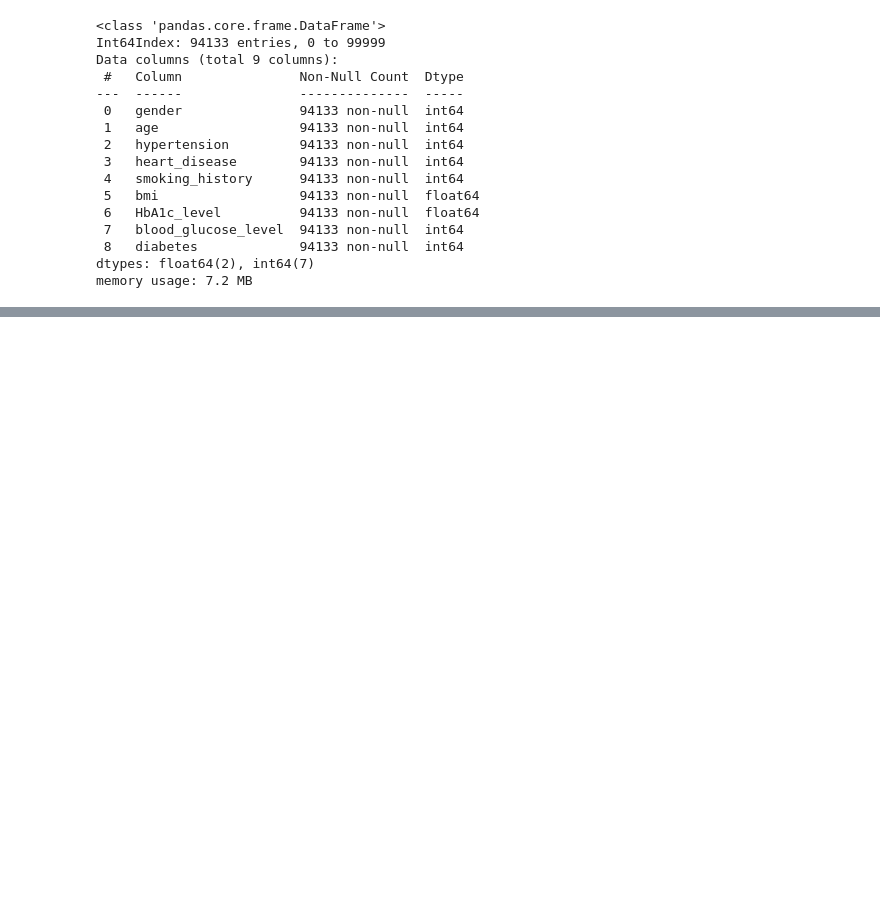
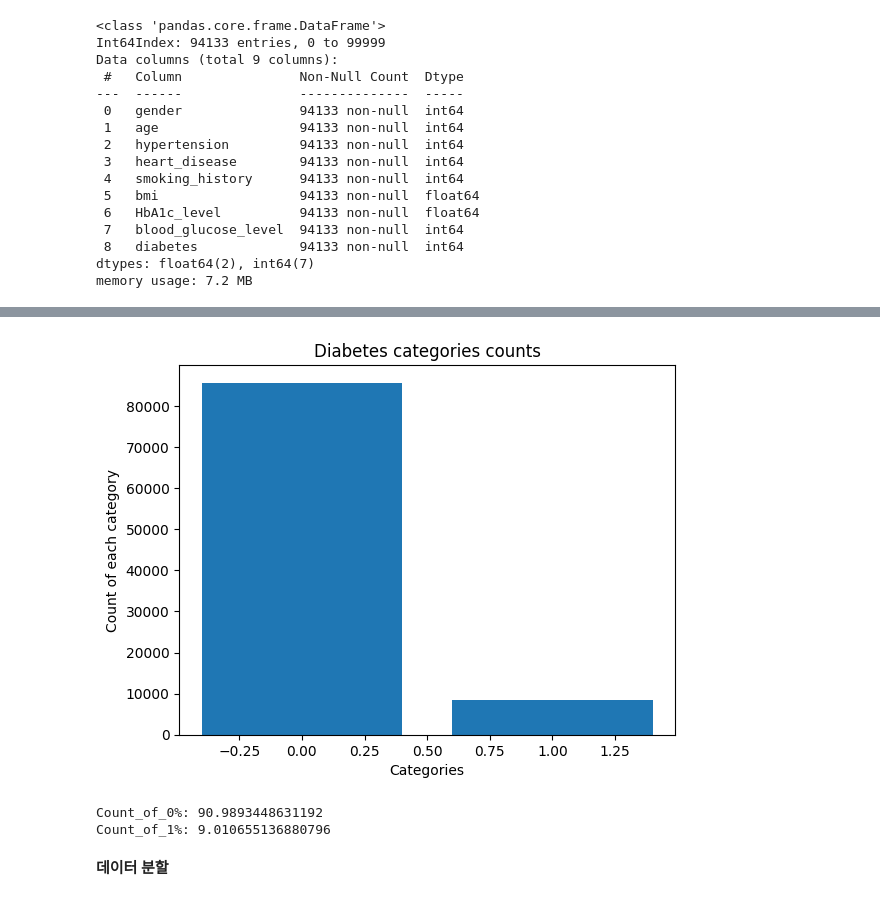
Before and after one commit to RedPanda54/Machine_Learning_study, a Jupyter notebook: ANN.ipynb, the cells around one changed output, grey strips where cells are left out. Drawn from its saved outputs; the diff is of its cells as text; code cells hidden in the pictures; blank space fills up the shorter version.

```diff
--- a/ANN.ipynb
+++ b/ANN.ipynb
@@ -234 +210,16 @@ plt.show()
+# %%
+value_counts = df['diabetes'].value_counts()
+plt.bar(value_counts.index, value_counts.values)
+plt.xlabel('Categories')
+plt.ylabel('Count of each category')
+plt.title('Diabetes categories counts')
+plt.show()
+print('Count_of_0%: {}'.format(100 *(len(df[df['diabetes'] == 0])/len(df)))) # 0 -> 90.99%, 1 -> 9.01%
+print('Count_of_1%: {}'.format(100 *(len(df[df['diabetes'] == 1])/len(df))))
+# %% [output]
+[figure, added]
+Count_of_0%: 90.9893448631192
+Count_of_1%: 9.010655136880796
+# %% [markdown]
+**데이터 분할**
 # %%
```
Also changed, not shown: parts of 51 cells of this notebook.
